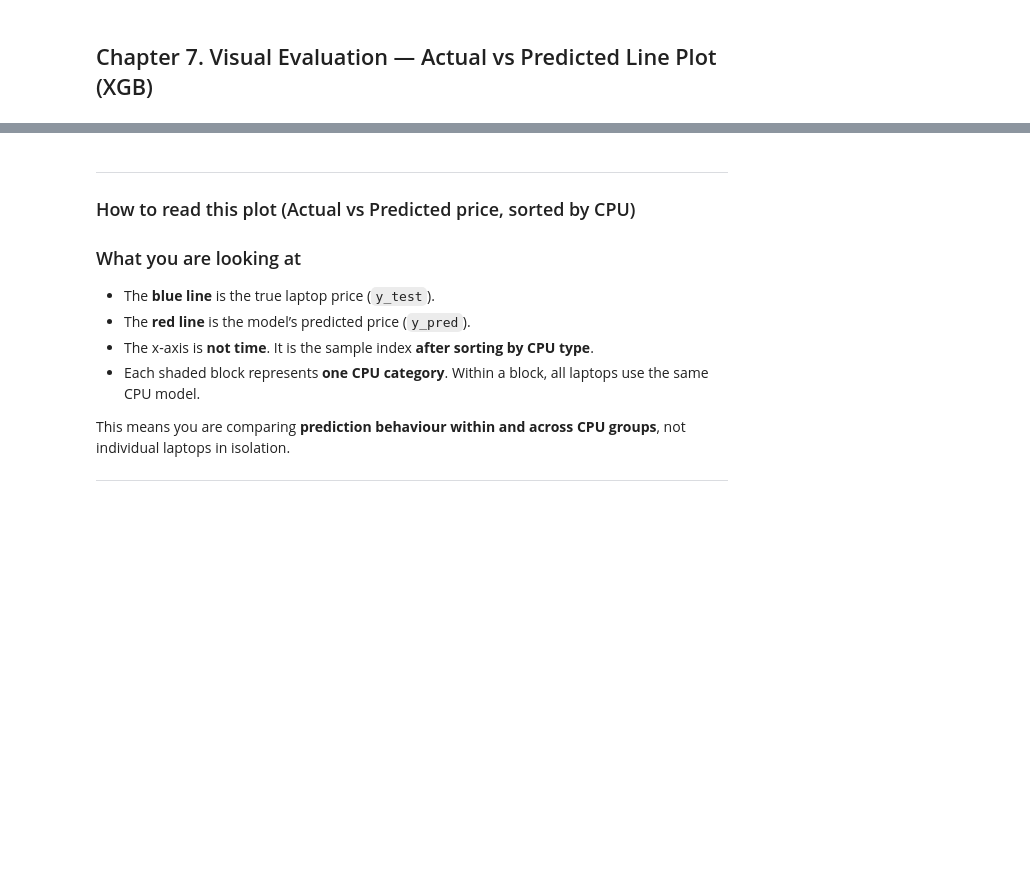
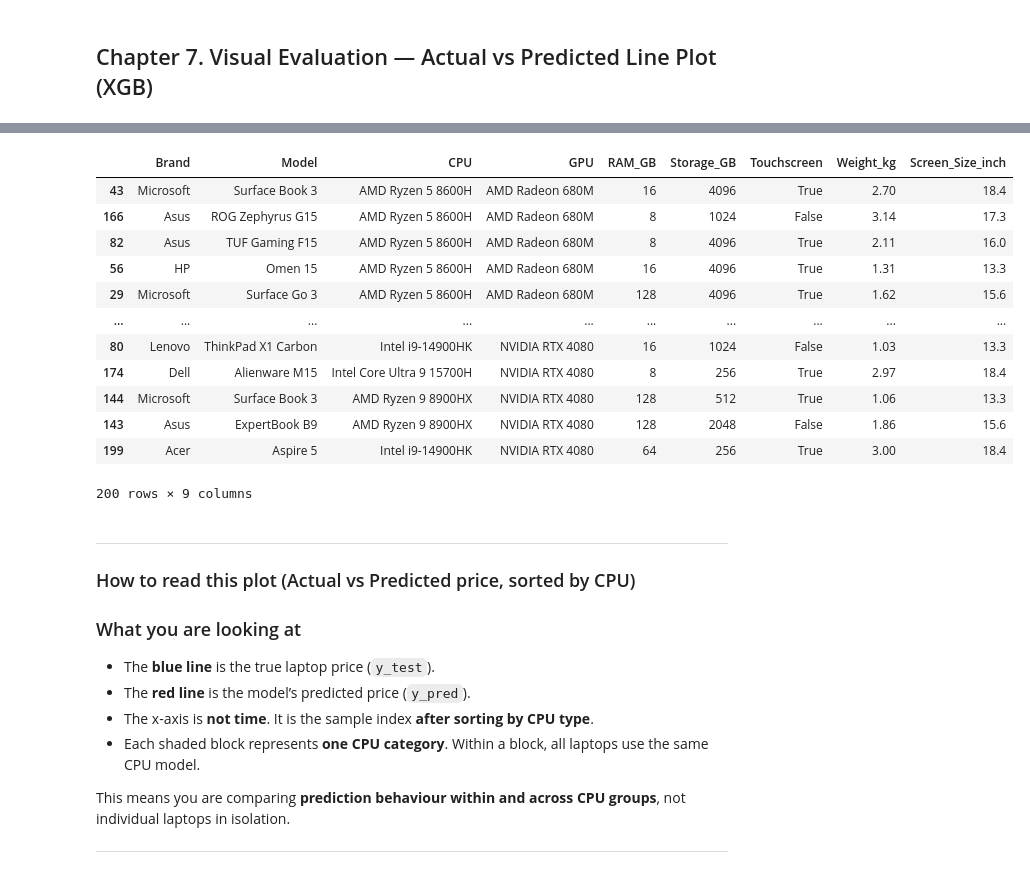
Before and after one commit to johnsonduck424/ADALL_github, a Jupyter notebook: W4S1 ADALL_Modelling_Evaluation_With_LLM.ipynb, the cells around one changed output, grey strips where cells are left out. Saved outputs shown, nothing was run; the diff lists cells and outputs as text; code cells hidden in the pictures; blank space fills up the shorter version.

```diff
--- a/W4S1 ADALL_Modelling_Evaluation_With_LLM.ipynb
+++ b/W4S1 ADALL_Modelling_Evaluation_With_LLM.ipynb
@@ -1329,3 +1331,19 @@ plt.show()
+# %%
+X_sorted
+# %% [output]
+|  | Brand | Model | CPU | GPU | RAM_GB | Storage_GB | Touchscreen | Weight_kg | Screen_Size_inch |
+| 43 | Microsoft | Surface Book 3 | AMD Ryzen 5 8600H | AMD Radeon 680M | 16 | 4096 | True | 2.70 | 18.4 |
+| 166 | Asus | ROG Zephyrus G15 | AMD Ryzen 5 8600H | AMD Radeon 680M | 8 | 1024 | False | 3.14 | 17.3 |
+| 82 | Asus | TUF Gaming F15 | AMD Ryzen 5 8600H | AMD Radeon 680M | 8 | 4096 | True | 2.11 | 16.0 |
+| 56 | HP | Omen 15 | AMD Ryzen 5 8600H | AMD Radeon 680M | 16 | 4096 | True | 1.31 | 13.3 |
+| 29 | Microsoft | Surface Go 3 | AMD Ryzen 5 8600H | AMD Radeon 680M | 128 | 4096 | True | 1.62 | 15.6 |
+| ... | ... | ... | ... | ... | ... | ... | ... | ... | ... |
+| 80 | Lenovo | ThinkPad X1 Carbon | Intel i9-14900HK | NVIDIA RTX 4080 | 16 | 1024 | False | 1.03 | 13.3 |
+| 174 | Dell | Alienware M15 | Intel Core Ultra 9 15700H | NVIDIA RTX 4080 | 8 | 256 | True | 2.97 | 18.4 |
+| 144 | Microsoft | Surface Book 3 | AMD Ryzen 9 8900HX | NVIDIA RTX 4080 | 128 | 512 | True | 1.06 | 13.3 |
+| 143 | Asus | ExpertBook B9 | AMD Ryzen 9 8900HX | NVIDIA RTX 4080 | 128 | 2048 | False | 1.86 | 15.6 |
+| 199 | Acer | Aspire 5 | Intel i9-14900HK | NVIDIA RTX 4080 | 64 | 256 | True | 3.00 | 18.4 |
+200 rows × 9 columns
 # %% [markdown]
 ---
 
```
Also changed, not shown: parts of 9 cells of this notebook.
